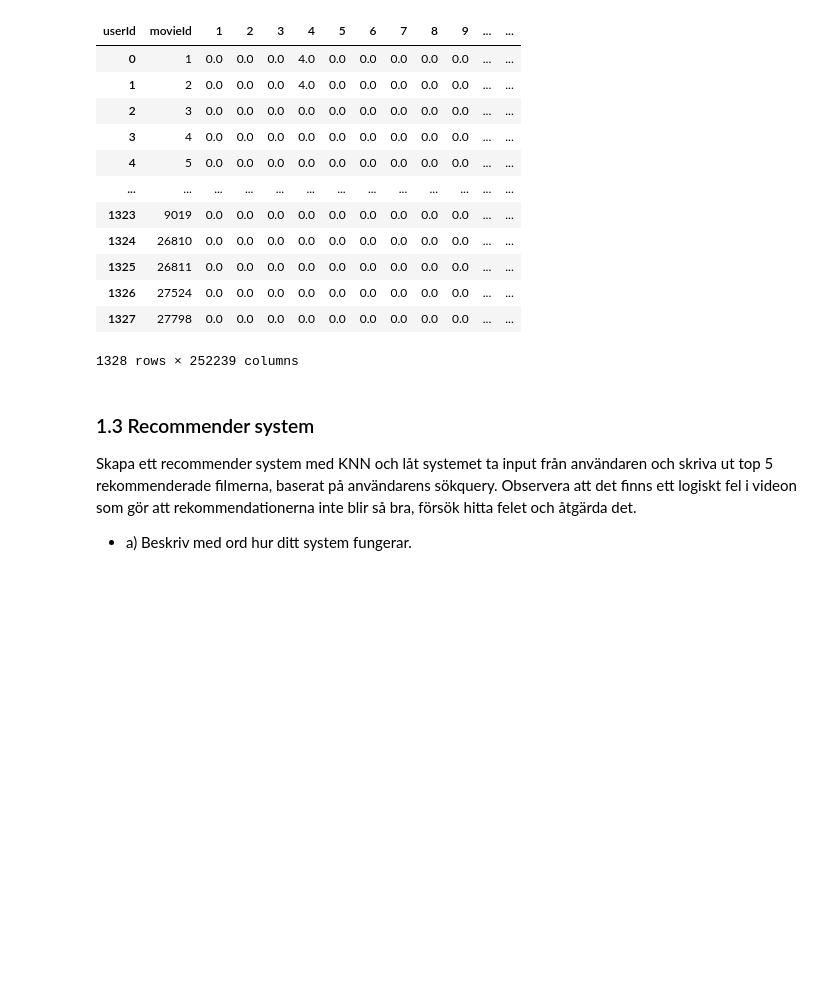
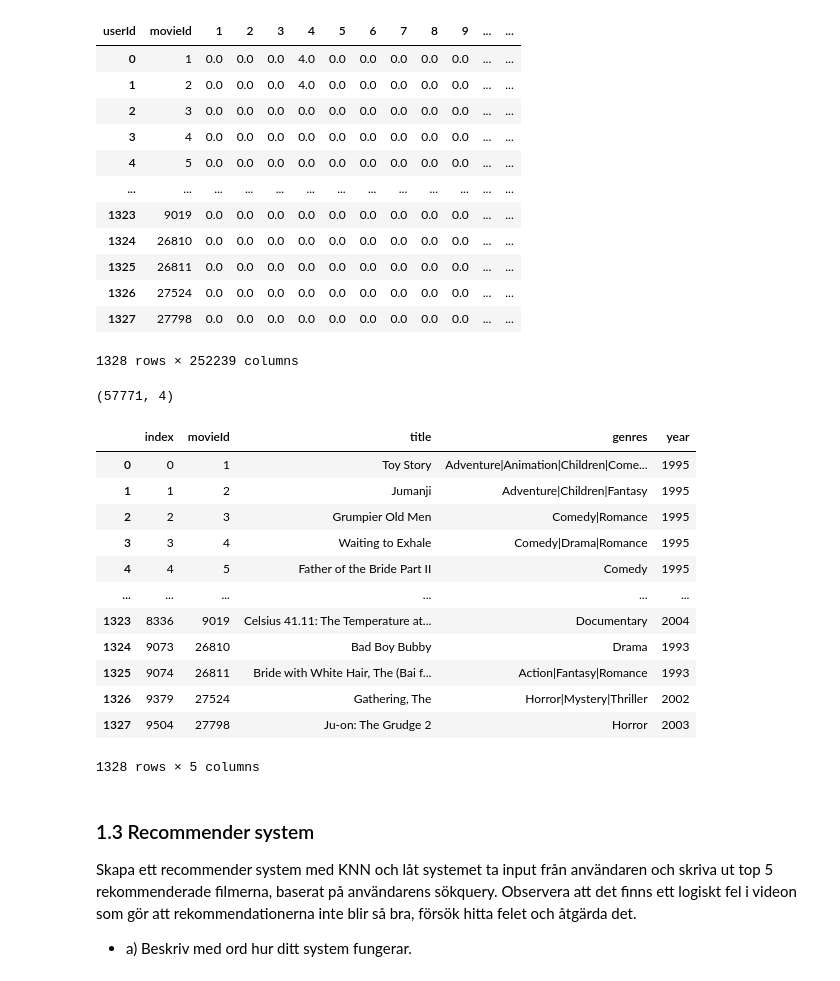
Before and after one commit to VineelaNedunuri/Machine-Learning-vineela-nedunuri, a Jupyter notebook: Labb/Rekommender_system.ipynb, the cells around one changed output. Cells and saved outputs as stored; diff of their text form; code cells hidden in the pictures; blank space fills up the shorter version.

```diff
--- a/Labb/Rekommender_system.ipynb
+++ b/Labb/Rekommender_system.ipynb
@@ -711,6 +711,28 @@ from scipy.sparse import csr_matrix
 
 # convert pivot table to spare matrix
 sparse_mat_movies_users = csr_matrix(movies_users.values)
+# %%
+df_movies.shape
+# %% [output]
+(57771, 4)
+# %%
+# To set the correct index of movieId for both pivot table and df_movies
+df_movies = df_movies.query('movieId in @df_ratings.movieId').reset_index()
+df_movies
+# %% [output]
+|  | index | movieId | title | genres | year |
+| 0 | 0 | 1 | Toy Story | Adventure|Animation|Children|Come... | 1995 |
+| 1 | 1 | 2 | Jumanji | Adventure|Children|Fantasy | 1995 |
+| 2 | 2 | 3 | Grumpier Old Men | Comedy|Romance | 1995 |
+| 3 | 3 | 4 | Waiting to Exhale | Comedy|Drama|Romance | 1995 |
+| 4 | 4 | 5 | Father of the Bride Part II | Comedy | 1995 |
+| ... | ... | ... | ... | ... | ... |
+| 1323 | 8336 | 9019 | Celsius 41.11: The Temperature at... | Documentary | 2004 |
+| 1324 | 9073 | 26810 | Bad Boy Bubby | Drama | 1993 |
+| 1325 | 9074 | 26811 | Bride with White Hair, The (Bai f... | Action|Fantasy|Romance | 1993 |
+| 1326 | 9379 | 27524 | Gathering, The | Horror|Mystery|Thriller | 2002 |
+| 1327 | 9504 | 27798 | Ju-on: The Grudge 2 | Horror | 2003 |
+1328 rows × 5 columns
 # %% [markdown]
 ### 1.3 Recommender system
 Skapa ett recommender system med KNN och låt systemet ta input från användaren och skriva ut top 5
```
Also changed, not shown: parts of 4 cells of this notebook.
